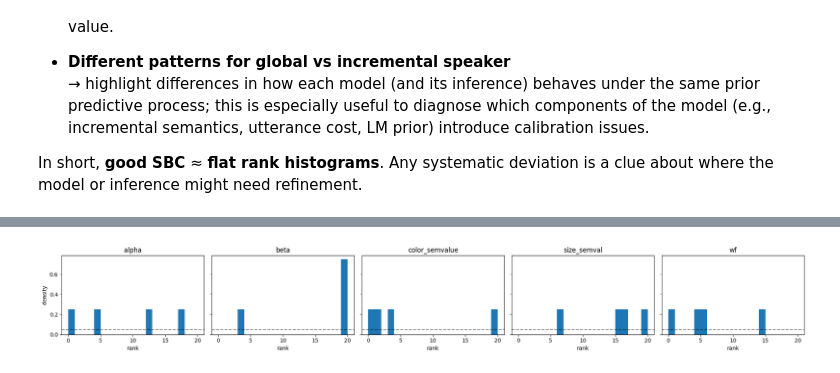
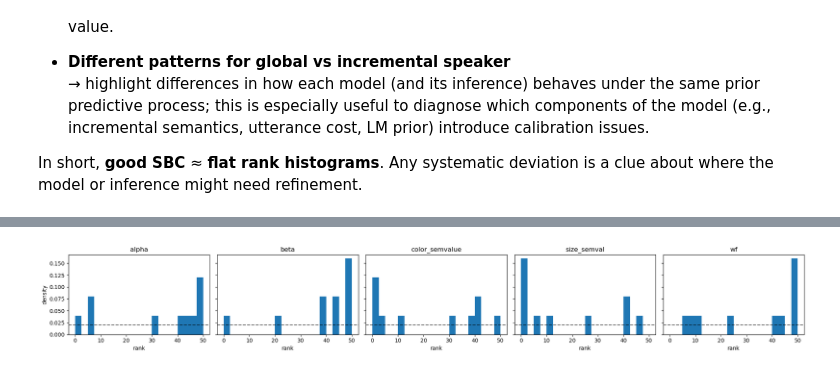
Before and after one commit to HeningWang/numpyro_adjective_modelling, a Jupyter notebook: 05-modelling-production-data/analyse_inference.ipynb, the cells around one changed output, grey strips where cells are left out. Saved outputs shown, nothing was run; the diff lists cells and outputs as text; code cells hidden in the pictures.

```diff
--- a/05-modelling-production-data/analyse_inference.ipynb
+++ b/05-modelling-production-data/analyse_inference.ipynb
@@ -227,22 +220,19 @@ def run_sbc(
 
 import matplotlib.pyplot as plt
 
-def plot_sbc_discrete(ranks, num_draws):
-    R = num_draws
 
-    df = pd.DataFrame({"rank": ranks})
+def plot_sbc_ranks(ranks, num_draws, bins=20):
+    n = len(ranks)
+    fig, axes = plt.subplots(1, n, figsize=(4*n, 3), sharey=True)
 
-    sns.barplot(
-        data=df,
-        x="rank",
-        y=None,
-        estimator=lambda x: len(x) / len(ranks),
-        color="steelblue"
-    )
+    for ax, (name, r) in zip(axes, ranks.items()):
+        ax.hist(r, bins=bins, range=(0, num_draws), density=True)
+        ax.axhline(1 / num_draws, color="black", linestyle="--", alpha=0.5)
+        ax.set_title(name)
+        ax.set_xlabel("rank")
 
-    plt.axhline(1 / (R + 1), linestyle="--", color="black")
-    plt.ylabel("frequency")
-    plt.title("SBC rank plot")
+    axes[0].set_ylabel("density")
+    plt.tight_layout()
     plt.show()
 # %%
 num_mcmc_samples = 20
@@ -260,7 +258,8 @@ KeyboardInterrupt:
 # %%
-plot_sbc_ranks(ranks_gb, num_draws=num_mcmc_samples)
+import pandas as pd
+plot_sbc_ranks(ranks_gb, num_draws=50)
 # %% [output]
-[figure, old version]
+[figure, new version]
 # %%
 ranks_inc, true_inc = run_sbc(
     model_fn=likelihood_function_incremental_speaker,
```
Also changed, not shown: parts of 3 cells of this notebook.
